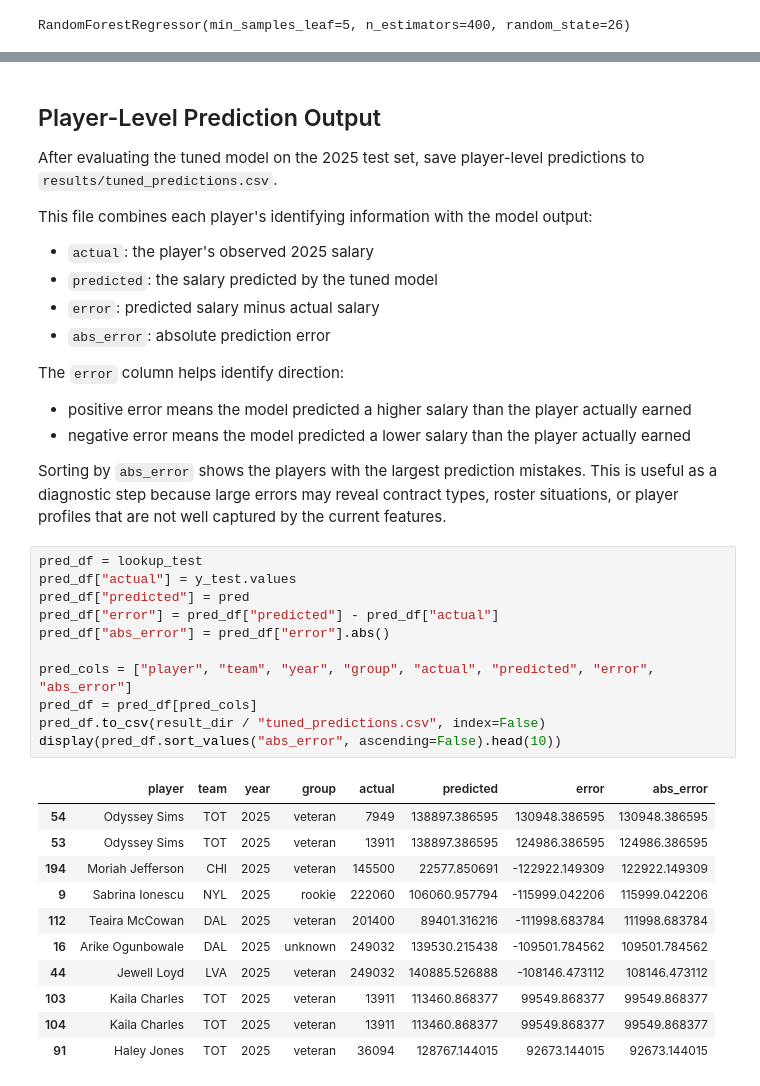
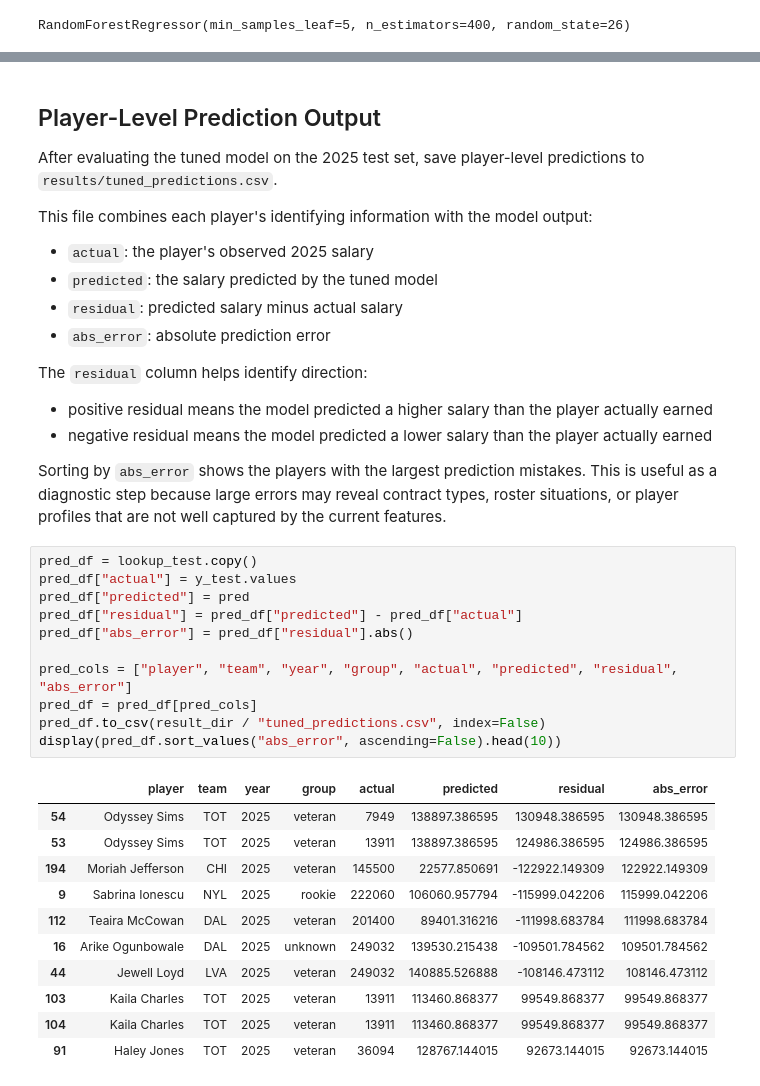
Before and after one commit to Erdos-Projects/summer26-wnba-player-valuation, a Jupyter notebook: notebooks/model_testing.ipynb, the cells around one changed output, grey strips where cells are left out. Drawn from its saved outputs; the diff is of its cells as text.

```diff
--- a/notebooks/model_testing.ipynb
+++ b/notebooks/model_testing.ipynb
@@ -66,28 +66,28 @@ This file combines each player's identifying information with the model output:
 
 - `actual`: the player's observed 2025 salary
 - `predicted`: the salary predicted by the tuned model
-- `error`: predicted salary minus actual salary
+- `residual`: predicted salary minus actual salary
 - `abs_error`: absolute prediction error
 
-The `error` column helps identify direction:
+The `residual` column helps identify direction:
 
-- positive error means the model predicted a higher salary than the player actually earned
-- negative error means the model predicted a lower salary than the player actually earned
+- positive residual means the model predicted a higher salary than the player actually earned
+- negative residual means the model predicted a lower salary than the player actually earned
 
 Sorting by `abs_error` shows the players with the largest prediction mistakes. This is useful as a diagnostic step because large errors may reveal contract types, roster situations, or player profiles that are not well captured by the current features.
 # %%
-pred_df = lookup_test
+pred_df = lookup_test.copy()
 pred_df["actual"] = y_test.values
 pred_df["predicted"] = pred
-pred_df["error"] = pred_df["predicted"] - pred_df["actual"]
-pred_df["abs_error"] = pred_df["error"].abs()
+pred_df["residual"] = pred_df["predicted"] - pred_df["actual"]
+pred_df["abs_error"] = pred_df["residual"].abs()
 
-pred_cols = ["player", "team", "year", "group", "actual", "predicted", "error", "abs_error"]
+pred_cols = ["player", "team", "year", "group", "actual", "predicted", "residual", "abs_error"]
 pred_df = pred_df[pred_cols]
 pred_df.to_csv(result_dir / "tuned_predictions.csv", index=False)
 display(pred_df.sort_values("abs_error", ascending=False).head(10))
 # %% [output]
-|  | player | team | year | group | actual | predicted | error | abs_error |
+|  | player | team | year | group | actual | predicted | residual | abs_error |
 | 54 | Odyssey Sims | TOT | 2025 | veteran | 7949 | 138897.386595 | 130948.386595 | 130948.386595 |
 | 53 | Odyssey Sims | TOT | 2025 | veteran | 13911 | 138897.386595 | 124986.386595 | 124986.386595 |
 | 194 | Moriah Jefferson | CHI | 2025 | veteran | 145500 | 22577.850691 | -122922.149309 | 122922.149309 |
```
Also changed, not shown: 1 other file.
